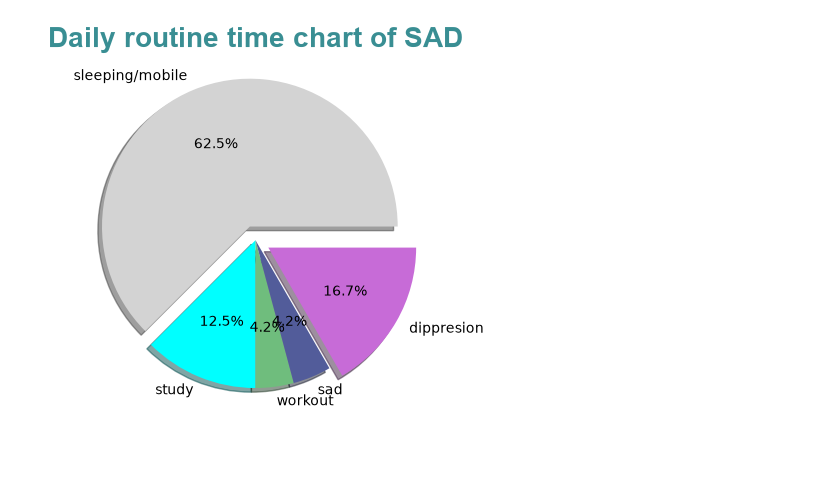
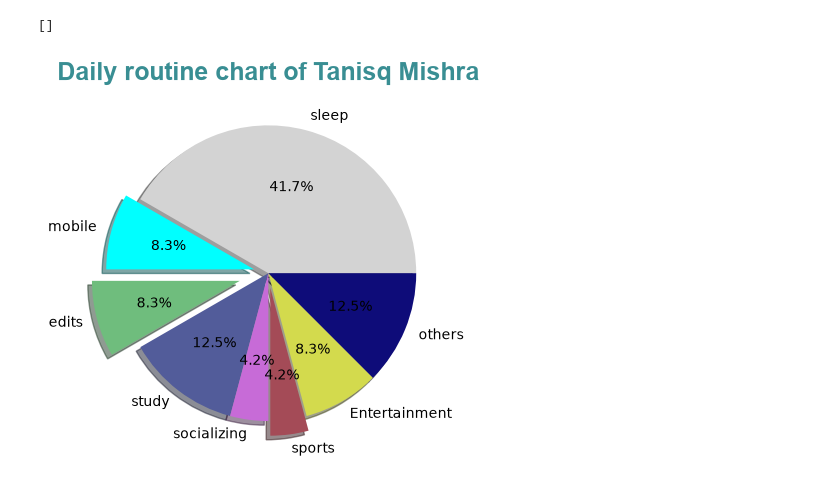
Before and after one commit to om-shukla-0721p/MatPlotLib, a Jupyter notebook: practise.ipynb, the cells around one changed output. Cells and saved outputs as stored; diff of their text form; code cells hidden in the pictures.

```diff
--- a/practise.ipynb
+++ b/practise.ipynb
@@ -1,24 +1,24 @@
 # %%
 import numpy as np
 import matplotlib.pyplot as plt
 
-categories=["sleeping/mobile","study","workout","sad","dippresion"]
-time_values=np.array([15,3,1,1,4])
+categories=["sleep","mobile","edits","study","socializing","sports","Entertainment","others"]
+time_values=np.array([10,2,2,3,1,1,2,3])
 # colors for differnt categories
-colors=["lightgray","cyan","#6fbd7d","#525c9a","#c76bd7"]
+colors=["lightgray","cyan","#6fbd7d","#525c9a","#c76bd7","#a44b57","#d3da4d","#0E0C79"]
 
 plt.pie(time_values,labels=categories,
         colors=colors,
         autopct="%1.1f%%",
-        explode=[0.1,0,0,0,0.1],
-        # explode=[0.1,0.2,0,0,0,0],
+        explode=[0,0.1,0.2,0,0,0.1,0,0],
         shadow=True,
-        startangle=360)
-plt.title("Daily routine time chart of SAD",color="#398E93",
-                                     fontsize="20",
-                                     fontweight="bold",
-                                     family="arial",
-                                     )
-plt.show()
+        startangle=0)
+
+plt.title("Daily routine chart of Tanisq Mishra",color="#398E93",
+           fontsize="18",
+           family="Arial",
+           fontweight="bold")
+plt.plot()
 # %% [output]
+[]
-[figure, old version]
+[figure, new version]
```
Also changed, not shown: 1 other file.
